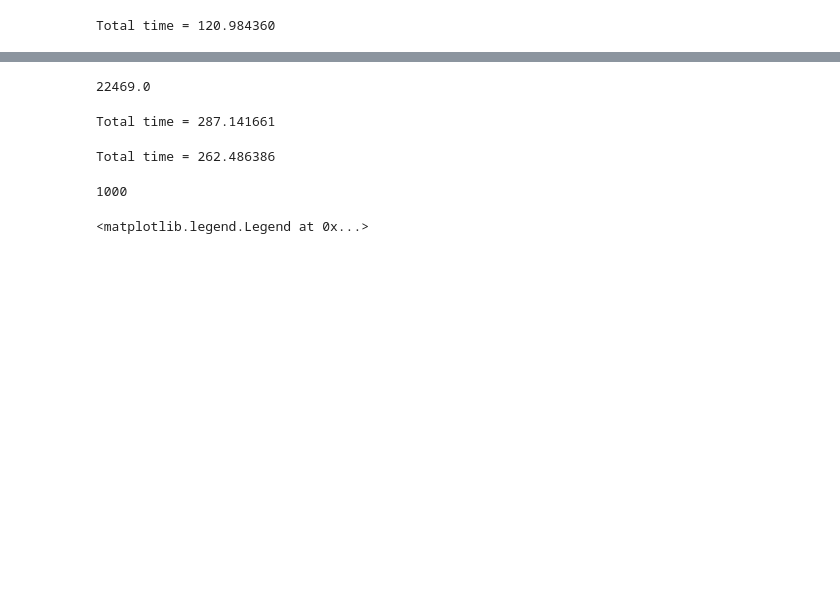
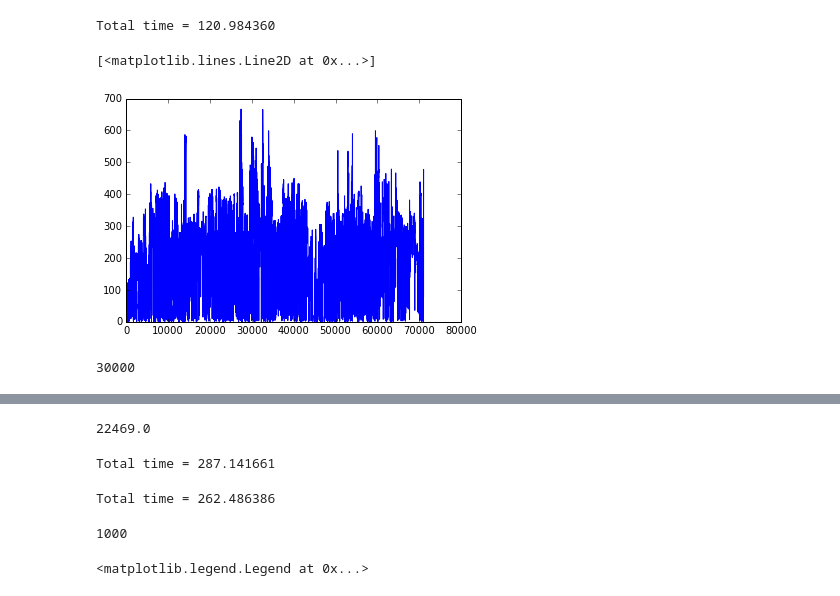
Before and after one commit to rorysroes/SGX-Full-OrderBook-Tick-Data-Trading-Strategy, a Jupyter notebook: strategy/back_testing.ipynb, the cells around one changed output, grey strips where cells are left out. Saved outputs shown, nothing was run; the diff lists cells and outputs as text; code cells hidden in the pictures; blank space fills up the shorter version.

```diff
--- a/strategy/back_testing.ipynb
+++ b/strategy/back_testing.ipynb
@@ -132,3 +132,8 @@ end = time.time()
 print "Total time = %f"%(end - start)
 # %% [output]
 Total time = 120.984360
+# %%
+plot(Bid1_Quantity_16)
+# %% [output]
+[<matplotlib.lines.Line2D at 0x...>]
+[figure, added]
@@ -134,0 +148,4 @@ Total time = 120.984360
+# %%
+len(bas_16_one_second)
+# %% [output]
+30000
```
Also changed, not shown: parts of 5 cells of this notebook.
